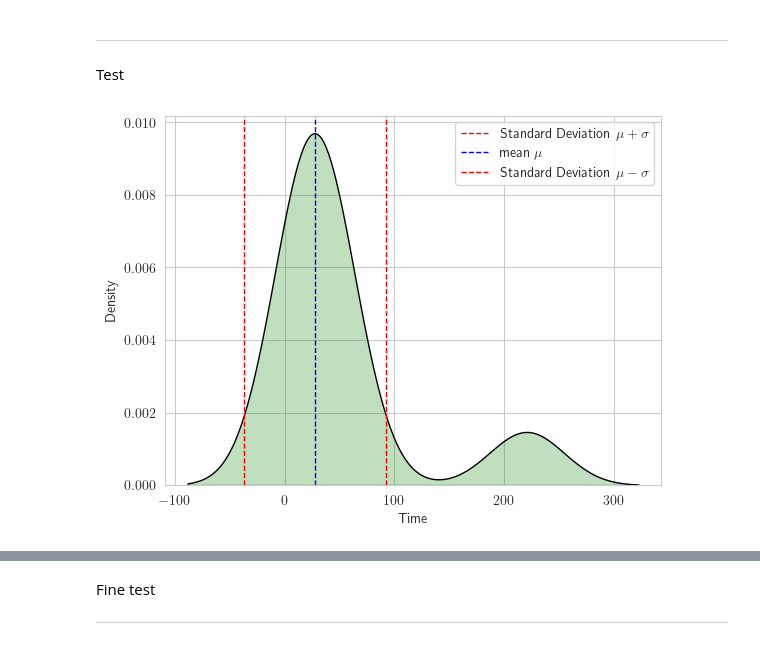
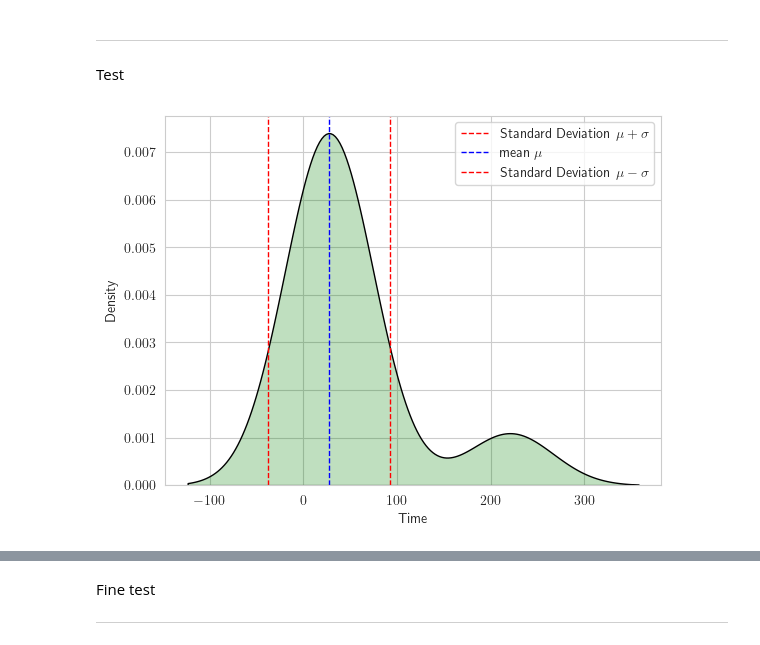
Before and after one commit to 96mat/ENRK, a Jupyter notebook: Report.ipynb, the cells around one changed output, grey strips where cells are left out. Saved outputs shown, nothing was run; the diff lists cells and outputs as text; code cells hidden in the pictures.

```diff
--- a/Report.ipynb
+++ b/Report.ipynb
@@ -214,15 +216,15 @@ Test
 # %%
 sns.set_style("whitegrid")
 #sns.displot(x=dfg.iloc[:,6], kind="kde")
-sns.kdeplot(x=dfg.iloc[:,6], color='g', fill=True, edgecolor='black',bw_method=scotts_factor)
+sns.kdeplot(x=dfg.iloc[:,6], color='g', fill=True, edgecolor='black')
 plt.axvline(mean+std_dev, color='red', linestyle='--', linewidth=1,label=r"Standard Deviation $\mu+\sigma$")
 plt.axvline(mean, color='blue', linestyle='--', linewidth=1,label=r"mean $\mu$")
 plt.axvline(mean-std_dev, color='red', linestyle='--', linewidth=1,label=r"Standard Deviation $\mu -\sigma$")
 #sns.displot(x=dfg.iloc[:,6], bins=8)
 plt.legend()
 plt.show()
 # %% [output]
-[figure, old version]
+[figure, new version]
 # %%
 from scipy.stats import rv_histogram
 import numpy as np
```
Also changed, not shown: parts of 10 cells of this notebook.
